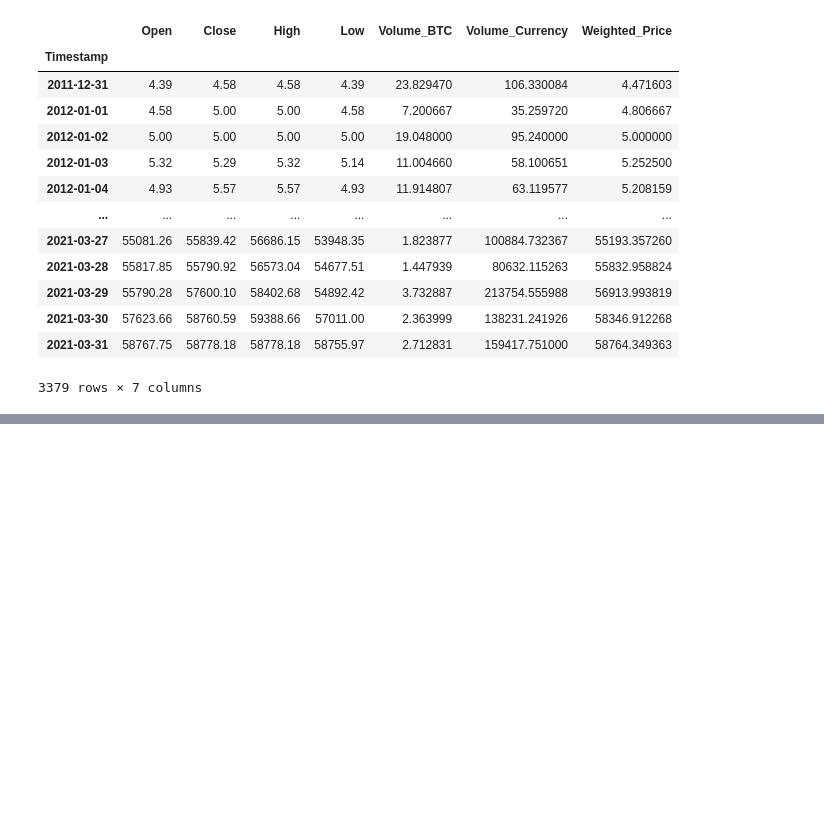
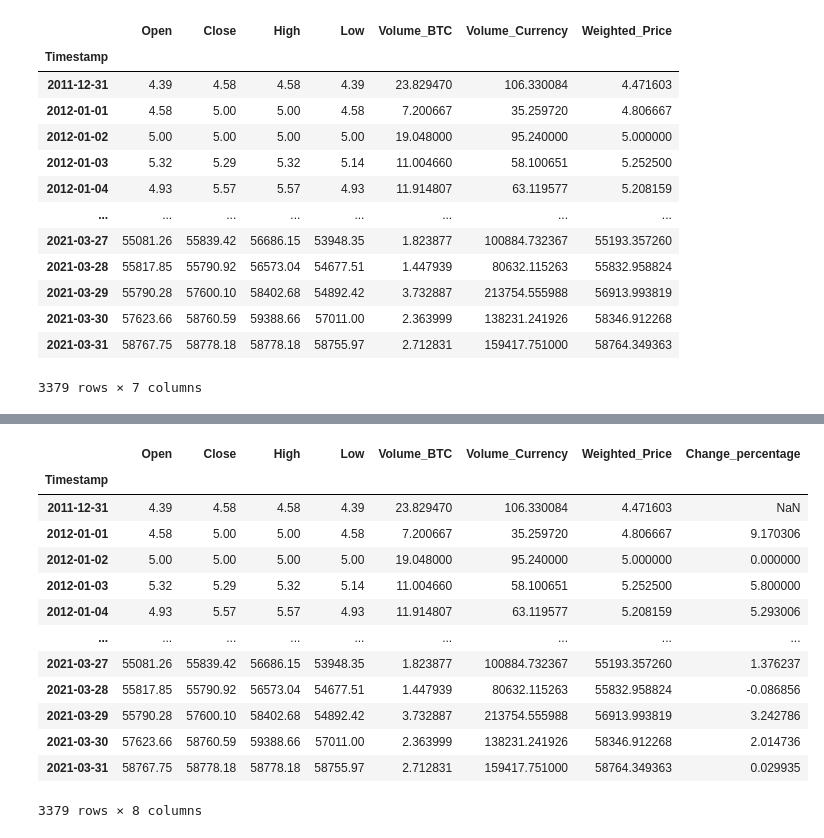
Before and after one commit to AshutoshBhawsar/Cryptocurrency-data-analysis-and-investing-strategies, a Jupyter notebook: code/phase1.ipynb, the cells around one changed output, grey strips where cells are left out. Saved outputs shown, nothing was run; the diff lists cells and outputs as text; code cells hidden in the pictures; blank space fills up the shorter version.

```diff
--- a/code/phase1.ipynb
+++ b/code/phase1.ipynb
@@ -118,0 +141,19 @@ bitcoin_daily_data
+# %%
+bitcoin_daily_data["Change_percentage"]=bitcoin_daily_data["Close"].pct_change()*100
+# %%
+bitcoin_daily_data
+# %% [output]
+|  | Open | Close | High | Low | Volume_BTC | Volume_Currency | Weighted_Price | Change_percentage |
+| Timestamp |  |  |  |  |  |  |  |  |
+| 2011-12-31 | 4.39 | 4.58 | 4.58 | 4.39 | 23.829470 | 106.330084 | 4.471603 | NaN |
+| 2012-01-01 | 4.58 | 5.00 | 5.00 | 4.58 | 7.200667 | 35.259720 | 4.806667 | 9.170306 |
+| 2012-01-02 | 5.00 | 5.00 | 5.00 | 5.00 | 19.048000 | 95.240000 | 5.000000 | 0.000000 |
+| 2012-01-03 | 5.32 | 5.29 | 5.32 | 5.14 | 11.004660 | 58.100651 | 5.252500 | 5.800000 |
+| 2012-01-04 | 4.93 | 5.57 | 5.57 | 4.93 | 11.914807 | 63.119577 | 5.208159 | 5.293006 |
+| ... | ... | ... | ... | ... | ... | ... | ... | ... |
+| 2021-03-27 | 55081.26 | 55839.42 | 56686.15 | 53948.35 | 1.823877 | 100884.732367 | 55193.357260 | 1.376237 |
+| 2021-03-28 | 55817.85 | 55790.92 | 56573.04 | 54677.51 | 1.447939 | 80632.115263 | 55832.958824 | -0.086856 |
+| 2021-03-29 | 55790.28 | 57600.10 | 58402.68 | 54892.42 | 3.732887 | 213754.555988 | 56913.993819 | 3.242786 |
+| 2021-03-30 | 57623.66 | 58760.59 | 59388.66 | 57011.00 | 2.363999 | 138231.241926 | 58346.912268 | 2.014736 |
+| 2021-03-31 | 58767.75 | 58778.18 | 58778.18 | 58755.97 | 2.712831 | 159417.751000 | 58764.349363 | 0.029935 |
+3379 rows × 8 columns
```
Also changed, not shown: parts of 5 cells of this notebook.
